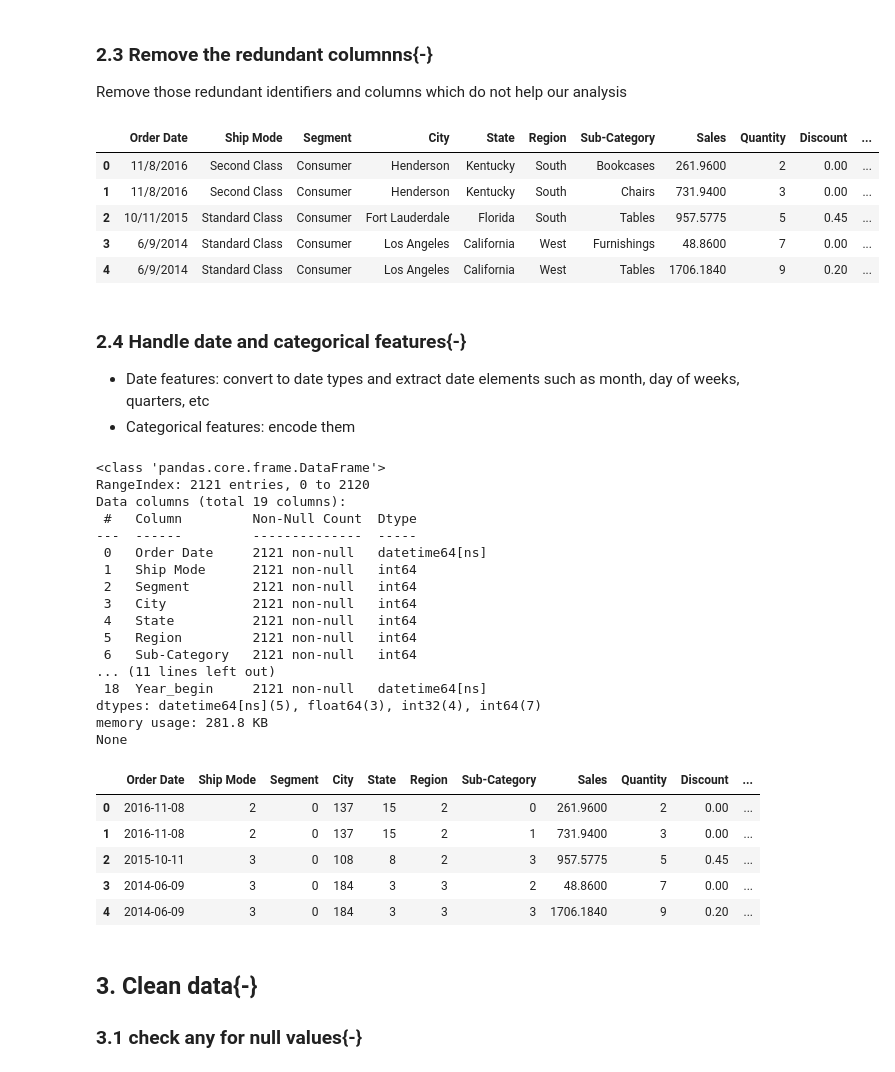
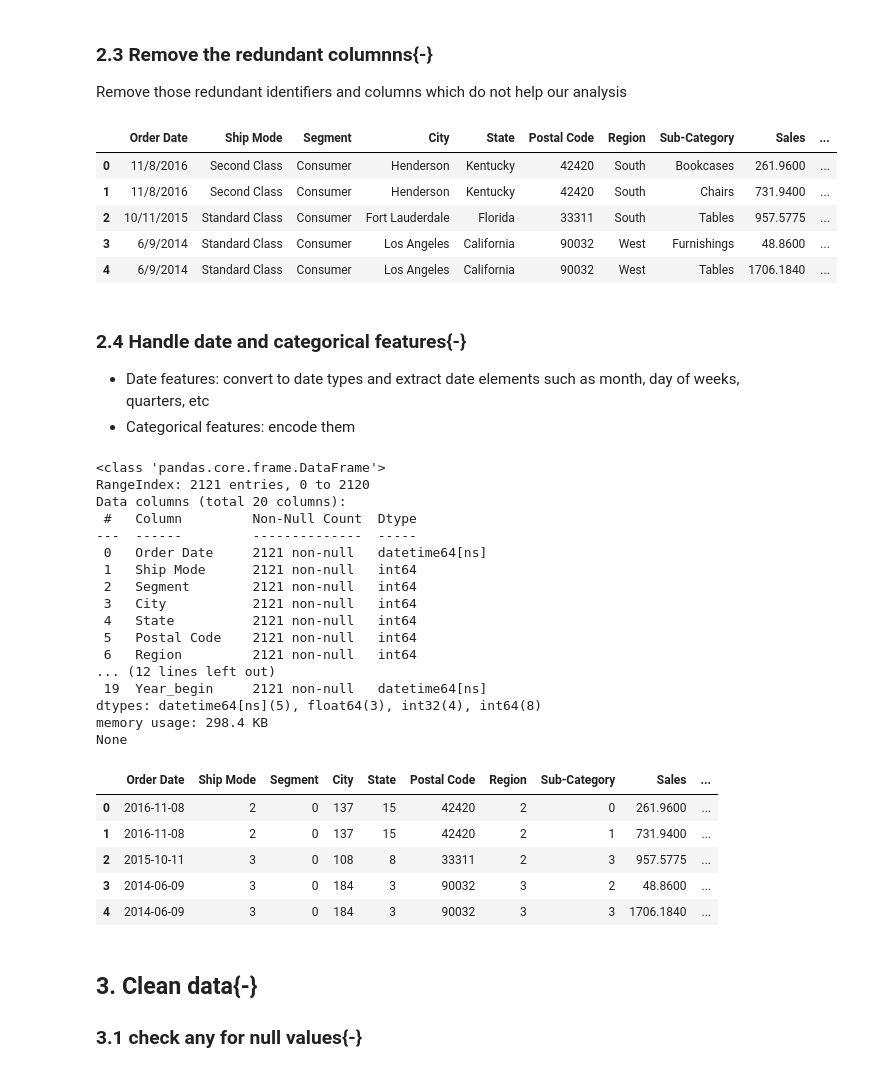
Before and after one commit to Jackreckness/msaphase2, a Jupyter notebook: part1-submission.ipynb, the cells around one changed output. Cells and saved outputs as stored; diff of their text form; code cells hidden in the pictures.

```diff
--- a/part1-submission.ipynb
+++ b/part1-submission.ipynb
@@ -154,19 +154,19 @@ Remove those redundant identifiers and columns which do not help our analysis
 # %%
 # make a copy to keep the original dataset
 df_sales_modified = df_sales.copy()
 
 # drop the useless identifier columns, category and country columns have only one unique value and ship date is redundant to order date, so we drop them as well,
-columns_to_remove = ['Row ID', 'Customer ID', 'Customer Name', 'Order ID', 'Postal Code', 'Product ID', 'Ship Date', 'Category', 'Country', 'Product Name']
+columns_to_remove = ['Row ID', 'Customer ID', 'Customer Name', 'Order ID', 'Product ID', 'Ship Date', 'Category', 'Country', 'Product Name']
 df_sales_modified.drop(columns=columns_to_remove, inplace=True)
 
 df_sales_modified.head()
 # %% [output]
-|  | Order Date | Ship Mode | Segment | City | State | Region | Sub-Category | Sales | Quantity | Discount | ... |
-| 0 | 11/8/2016 | Second Class | Consumer | Henderson | Kentucky | South | Bookcases | 261.9600 | 2 | 0.00 | ... |
-| 1 | 11/8/2016 | Second Class | Consumer | Henderson | Kentucky | South | Chairs | 731.9400 | 3 | 0.00 | ... |
-| 2 | 10/11/2015 | Standard Class | Consumer | Fort Lauderdale | Florida | South | Tables | 957.5775 | 5 | 0.45 | ... |
-| 3 | 6/9/2014 | Standard Class | Consumer | Los Angeles | California | West | Furnishings | 48.8600 | 7 | 0.00 | ... |
-| 4 | 6/9/2014 | Standard Class | Consumer | Los Angeles | California | West | Tables | 1706.1840 | 9 | 0.20 | ... |
+|  | Order Date | Ship Mode | Segment | City | State | Postal Code | Region | Sub-Category | Sales | ... |
+| 0 | 11/8/2016 | Second Class | Consumer | Henderson | Kentucky | 42420 | South | Bookcases | 261.9600 | ... |
+| 1 | 11/8/2016 | Second Class | Consumer | Henderson | Kentucky | 42420 | South | Chairs | 731.9400 | ... |
+| 2 | 10/11/2015 | Standard Class | Consumer | Fort Lauderdale | Florida | 33311 | South | Tables | 957.5775 | ... |
+| 3 | 6/9/2014 | Standard Class | Consumer | Los Angeles | California | 90032 | West | Furnishings | 48.8600 | ... |
+| 4 | 6/9/2014 | Standard Class | Consumer | Los Angeles | California | 90032 | West | Tables | 1706.1840 | ... |
 # %% [markdown]
 ### 2.4 Handle date and categorical features{-}
 - Date features: convert to date types and extract date elements such as month, day of weeks, quarters, etc
@@ -202,7 +202,7 @@ df_sales_modified.head()
 # %% [output]
 <class 'pandas.core.frame.DataFrame'>
 RangeIndex: 2121 entries, 0 to 2120
-Data columns (total 19 columns):
+Data columns (total 20 columns):
  #   Column         Non-Null Count  Dtype
 ---  ------         --------------  -----
  0   Order Date     2121 non-null   datetime64[ns]
@@ -210,19 +210,19 @@ Data columns (total 19 columns):
  2   Segment        2121 non-null   int64
  3   City           2121 non-null   int64
  4   State          2121 non-null   int64
- 5   Region         2121 non-null   int64
- 6   Sub-Category   2121 non-null   int64
-... (11 lines left out)
- 18  Year_begin     2121 non-null   datetime64[ns]
-dtypes: datetime64[ns](5), float64(3), int32(4), int64(7)
-memory usage: 281.8 KB
+ 5   Postal Code    2121 non-null   int64
+ 6   Region         2121 non-null   int64
+... (12 lines left out)
+ 19  Year_begin     2121 non-null   datetime64[ns]
+dtypes: datetime64[ns](5), float64(3), int32(4), int64(8)
+memory usage: 298.4 KB
 None
-|  | Order Date | Ship Mode | Segment | City | State | Region | Sub-Category | Sales | Quantity | Discount | ... |
-| 0 | 2016-11-08 | 2 | 0 | 137 | 15 | 2 | 0 | 261.9600 | 2 | 0.00 | ... |
-| 1 | 2016-11-08 | 2 | 0 | 137 | 15 | 2 | 1 | 731.9400 | 3 | 0.00 | ... |
-| 2 | 2015-10-11 | 3 | 0 | 108 | 8 | 2 | 3 | 957.5775 | 5 | 0.45 | ... |
-| 3 | 2014-06-09 | 3 | 0 | 184 | 3 | 3 | 2 | 48.8600 | 7 | 0.00 | ... |
-| 4 | 2014-06-09 | 3 | 0 | 184 | 3 | 3 | 3 | 1706.1840 | 9 | 0.20 | ... |
+|  | Order Date | Ship Mode | Segment | City | State | Postal Code | Region | Sub-Category | Sales | ... |
+| 0 | 2016-11-08 | 2 | 0 | 137 | 15 | 42420 | 2 | 0 | 261.9600 | ... |
+| 1 | 2016-11-08 | 2 | 0 | 137 | 15 | 42420 | 2 | 1 | 731.9400 | ... |
+| 2 | 2015-10-11 | 3 | 0 | 108 | 8 | 33311 | 2 | 3 | 957.5775 | ... |
+| 3 | 2014-06-09 | 3 | 0 | 184 | 3 | 90032 | 3 | 2 | 48.8600 | ... |
+| 4 | 2014-06-09 | 3 | 0 | 184 | 3 | 90032 | 3 | 3 | 1706.1840 | ... |
 # %% [markdown]
 ## 3. Clean data{-}
 ### 3.1 check any for null values{-}
```
Also changed, not shown: parts of 10 cells of this notebook, 4 other files.
